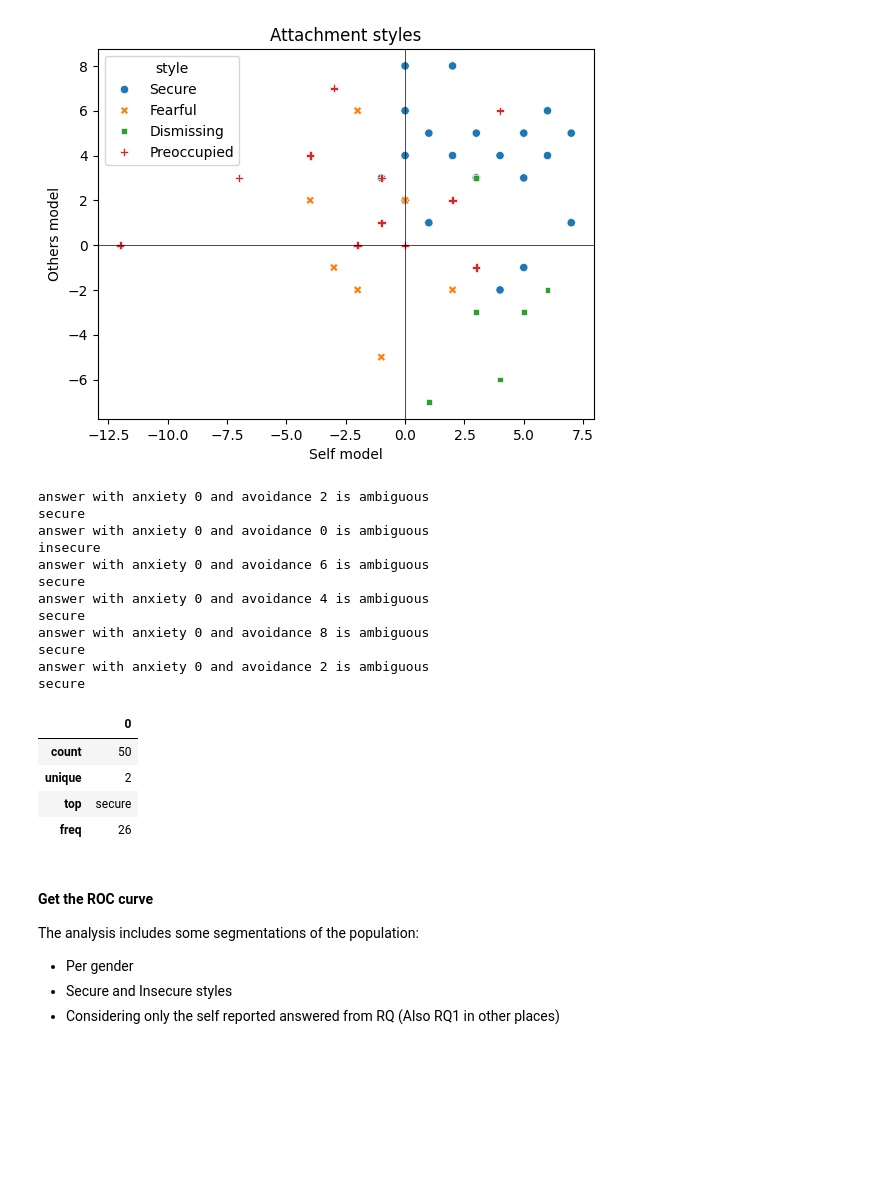
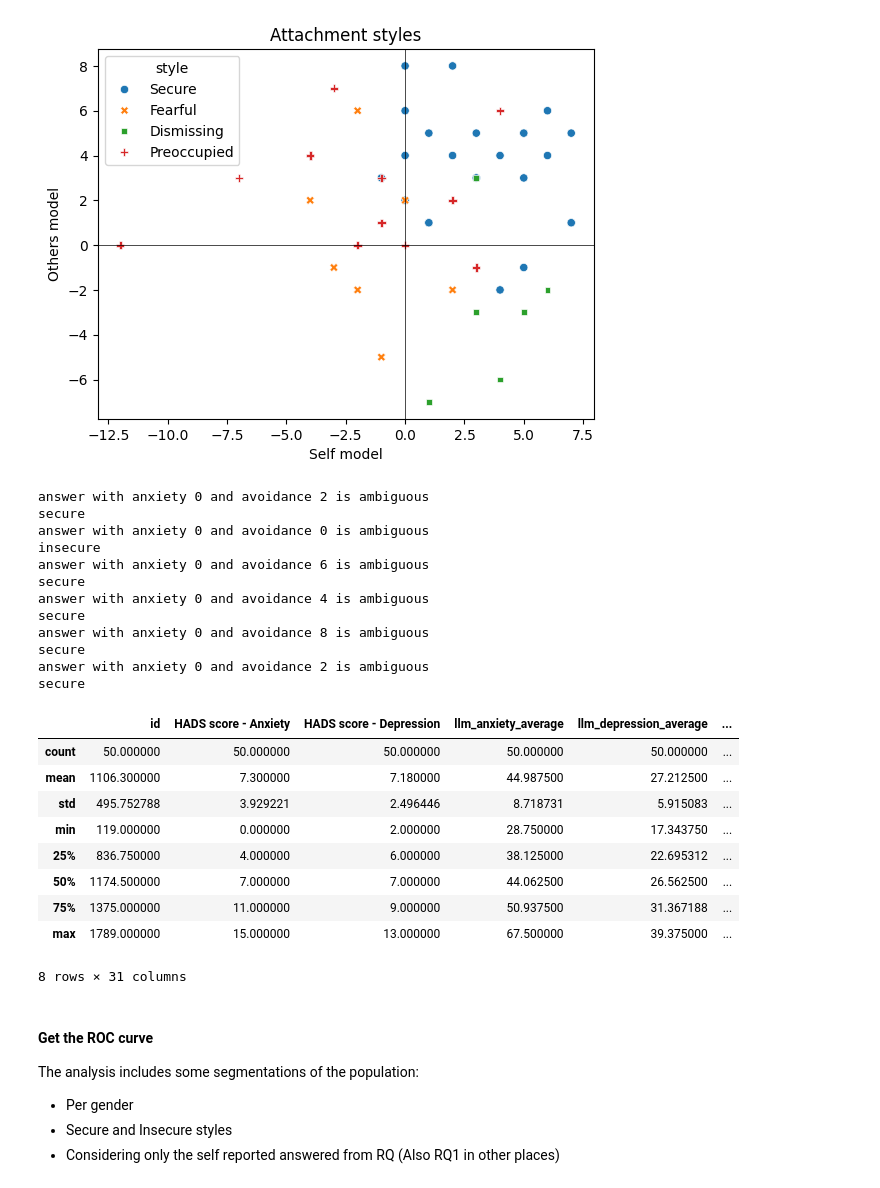
Before and after one commit to Zelev/attachment-jupyter, a Jupyter notebook: Attachment transcription service.ipynb, the cells around one changed output. Cells and saved outputs as stored; diff of their text form; code cells hidden in the pictures; blank space fills up the shorter version.

```diff
--- a/Attachment transcription service.ipynb
+++ b/Attachment transcription service.ipynb
@@ -625,3 +625,29 @@ for answer in full_answers:
     answer["RQ_result_style"] = answer.get("RQ score").get("style")
     answer["RQ_self_model"] = answer.get("RQ score").get("anxiety")
     answer["RQ_others_model"] = answer.get("RQ score").get("avoidance")
+# %%
+# Categorize the persons by styles from the anxiety and avoidance cuadrants of the RQ model
+# Secure if coordinates are bigger than 0, 0, insecure otherwise. For the ambiguous cases check the style
+
+for answer in full_answers:
+    if (
+        answer.get("RQ score").get("anxiety") > 0
+        and answer.get("RQ score").get("avoidance") > 0
+    ):
+        answer["RQ2_style"] = "secure"
+    elif (
+        answer.get("RQ score").get("anxiety") < 0
+        or answer.get("RQ score").get("avoidance") < 0
+    ):
+        answer["RQ2_style"] = "insecure"
+    else:
+        print(f"answer with anxiety {answer.get('RQ score').get('anxiety')} and avoidance {answer.get('RQ score').get('avoidance')} is ambiguous")
+        if answer.get("RQ score").get("anxiety") == 0 and answer.get("RQ score").get("avoidance") > 0:
+            answer["RQ2_style"] = "secure"
+        elif answer.get("RQ score").get("anxiety") > 0 and answer.get("RQ score").get("avoidance") == 0:
+            answer["RQ2_style"] = "secure"
+        elif answer.get("RQ score").get("style").lower() == "secure":
+            answer["RQ2_style"] = "secure"
+        else:
+            answer["RQ2_style"] = "insecure"
+        print(answer.get("RQ2_style"))
@@ -764,39 +803,44 @@ for answer in full_answers:
         or answer.get("RQ score").get("avoidance") < 0
     ):
         answer["RQ2_style"] = "insecure"
     else:
         print(f"answer with anxiety {answer.get('RQ score').get('anxiety')} and avoidance {answer.get('RQ score').get('avoidance')} is ambiguous")
         if answer.get("RQ score").get("anxiety") == 0 and answer.get("RQ score").get("avoidance") > 0:
             answer["RQ2_style"] = "secure"
         elif answer.get("RQ score").get("anxiety") > 0 and answer.get("RQ score").get("avoidance") == 0:
             answer["RQ2_style"] = "secure"
         elif answer.get("RQ score").get("style").lower() == "secure":
             answer["RQ2_style"] = "secure"
         else:
             answer["RQ2_style"] = "insecure"
         print(answer.get("RQ2_style"))
 
 # get a dataframe with the attachment styles from RQ2
-rq2_dataframe = df.from_dict([answer.get("RQ2_style") for answer in full_answers])
+rq2_dataframe = pd.DataFrame(full_answers)
 rq2_dataframe.describe()
 # %% [output]
 answer with anxiety 0 and avoidance 2 is ambiguous
 secure
 answer with anxiety 0 and avoidance 0 is ambiguous
 insecure
 answer with anxiety 0 and avoidance 6 is ambiguous
 secure
 answer with anxiety 0 and avoidance 4 is ambiguous
 secure
 answer with anxiety 0 and avoidance 8 is ambiguous
 secure
 answer with anxiety 0 and avoidance 2 is ambiguous
 secure
-|  | 0 |
-| count | 50 |
-| unique | 2 |
-| top | secure |
-| freq | 26 |
+|  | id | HADS score - Anxiety | HADS score - Depression | llm_anxiety_average | llm_depression_average | ... |
+| count | 50.000000 | 50.000000 | 50.000000 | 50.000000 | 50.000000 | ... |
+| mean | 1106.300000 | 7.300000 | 7.180000 | 44.987500 | 27.212500 | ... |
+| std | 495.752788 | 3.929221 | 2.496446 | 8.718731 | 5.915083 | ... |
+| min | 119.000000 | 0.000000 | 2.000000 | 28.750000 | 17.343750 | ... |
+| 25% | 836.750000 | 4.000000 | 6.000000 | 38.125000 | 22.695312 | ... |
+| 50% | 1174.500000 | 7.000000 | 7.000000 | 44.062500 | 26.562500 | ... |
+| 75% | 1375.000000 | 11.000000 | 9.000000 | 50.937500 | 31.367188 | ... |
+| max | 1789.000000 | 15.000000 | 13.000000 | 67.500000 | 39.375000 | ... |
+8 rows × 31 columns
 # %% [markdown]
 #### Get the ROC curve
 The analysis includes some segmentations of the population:
```
Also changed, not shown: parts of 8 cells of this notebook.
